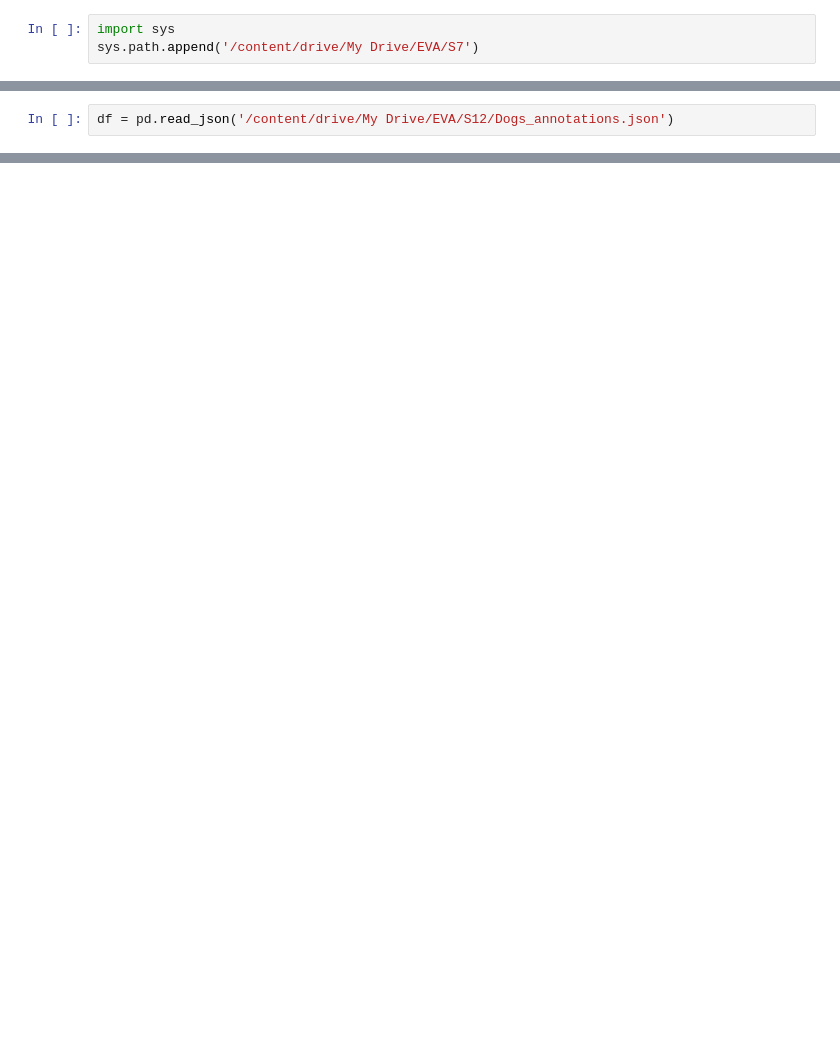
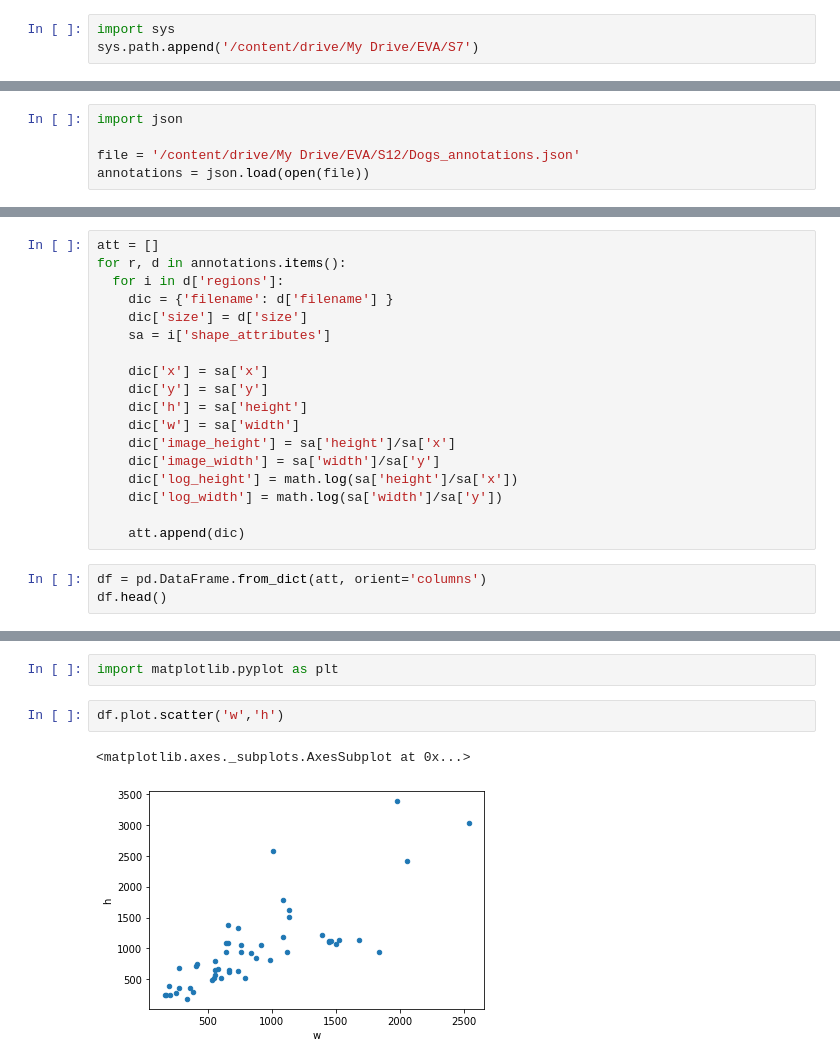
Before and after one commit to subbu521/EVA4, a Jupyter notebook: S12/cluster.ipynb, the cells around one changed output, grey strips where cells are left out. Drawn from its saved outputs; the diff is of its cells as text; blank space fills up the shorter version.

```diff
--- a/S12/cluster.ipynb
+++ b/S12/cluster.ipynb
@@ -17,2 +15,5 @@ import pandas as pd
 # %%
-df = pd.read_json('/content/drive/My Drive/EVA/S12/Dogs_annotations.json')
+import json
+
+file = '/content/drive/My Drive/EVA/S12/Dogs_annotations.json'
+annotations = json.load(open(file))
@@ -37,0 +20,21 @@ train['regions'][0]
+# %%
+att = []
+for r, d in annotations.items():
+  for i in d['regions']:
+    dic = {'filename': d['filename'] }
+    dic['size'] = d['size']
+    sa = i['shape_attributes']
+
+    dic['x'] = sa['x']
+    dic['y'] = sa['y']
+    dic['h'] = sa['height']
+    dic['w'] = sa['width']
+    dic['image_height'] = sa['height']/sa['x']
+    dic['image_width'] = sa['width']/sa['y']
+    dic['log_height'] = math.log(sa['height']/sa['x'])
+    dic['log_width'] = math.log(sa['width']/sa['y'])
+
+    att.append(dic)
+# %%
+df = pd.DataFrame.from_dict(att, orient='columns')
+df.head()
@@ -37,0 +48,7 @@ train['regions'][0]
+# %%
+import matplotlib.pyplot as plt
+# %%
+df.plot.scatter('w','h')
+# %% [output]
+<matplotlib.axes._subplots.AxesSubplot at 0x...>
+[figure, added]
```
Also changed, not shown: parts of 12 cells of this notebook.
